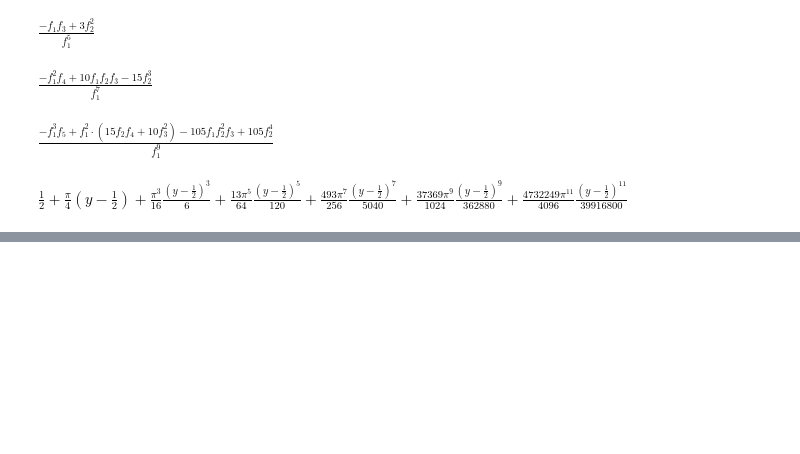
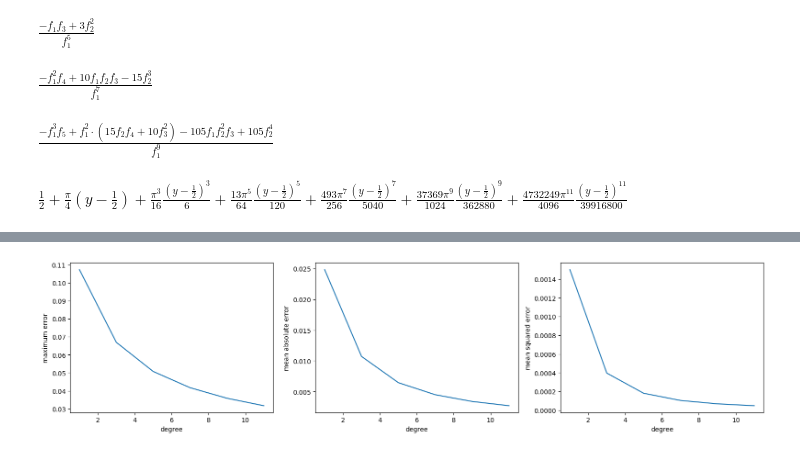
Before and after one commit to Jwalin1/Python-programs, a Jupyter notebook: Algorithms/Water_filled_Cylinder.ipynb, the cells around one changed output, grey strips where cells are left out. Saved outputs shown, nothing was run; the diff lists cells and outputs as text; code cells hidden in the pictures; blank space fills up the shorter version.

```diff
--- a/Algorithms/Water_filled_Cylinder.ipynb
+++ b/Algorithms/Water_filled_Cylinder.ipynb
@@ -456,0 +482,31 @@ mean squared error = 4.9193258610455575e-05
+# %%
+indxs, errs = [], []
+for i in tqdm(range(1,12,2)):
+  x, y = sp.symbols('x, y')
+  a = 1 - 2*x
+  find_vertical_scaling = ( sp.acos(a) - 2*a*sp.sqrt(x-x**2) ) / sp.pi
+  inv_series = inverse_series(find_vertical_scaling, sp.Rational(1/2), i)
+
+  find_horizontal_scaling = sp.lambdify(sp.Symbol('y'), inv_series)
+  find_vertical_scaling = sp.lambdify(sp.Symbol('x'), find_vertical_scaling)
+
+  x = np.linspace(0,1,100)
+  y = find_vertical_scaling(x)
+  xp = find_horizontal_scaling(y)
+  indxs.append(i)
+  errs.append(evaluate(x, xp))
+
+
+errs = {k: [dic[k] for dic in errs] for k in errs[0]}
+fig, axs = plt.subplots(1, 3, figsize=(16,4))
+
+for i, (err_type, err_vals) in enumerate(errs.items()):
+  plt.axes(axs[i])
+  plt.plot(indxs, err_vals)
+  plt.xlabel('degree')
+  plt.ylabel(err_type)
+
+plt.tight_layout()
+plt.show()
+# %% [output]
+[figure, added]
```
Also changed, not shown: parts of 7 cells of this notebook, 1 other file.
